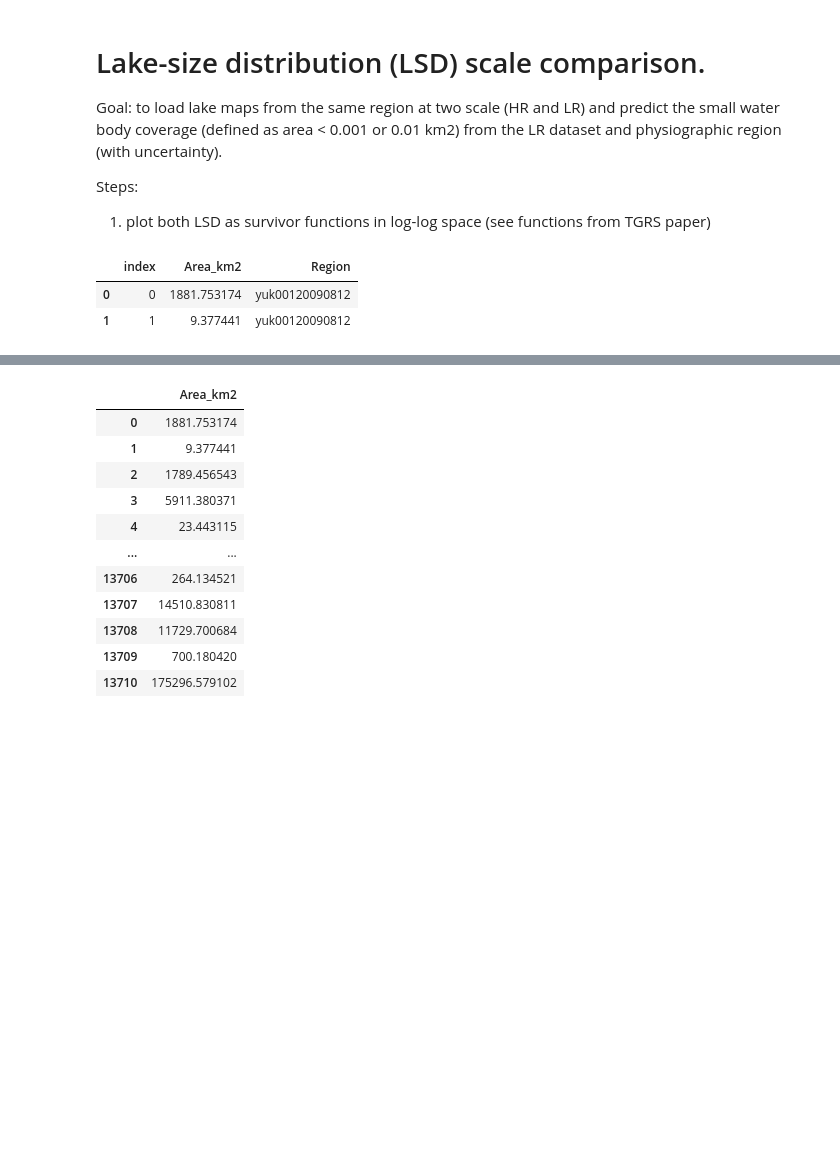
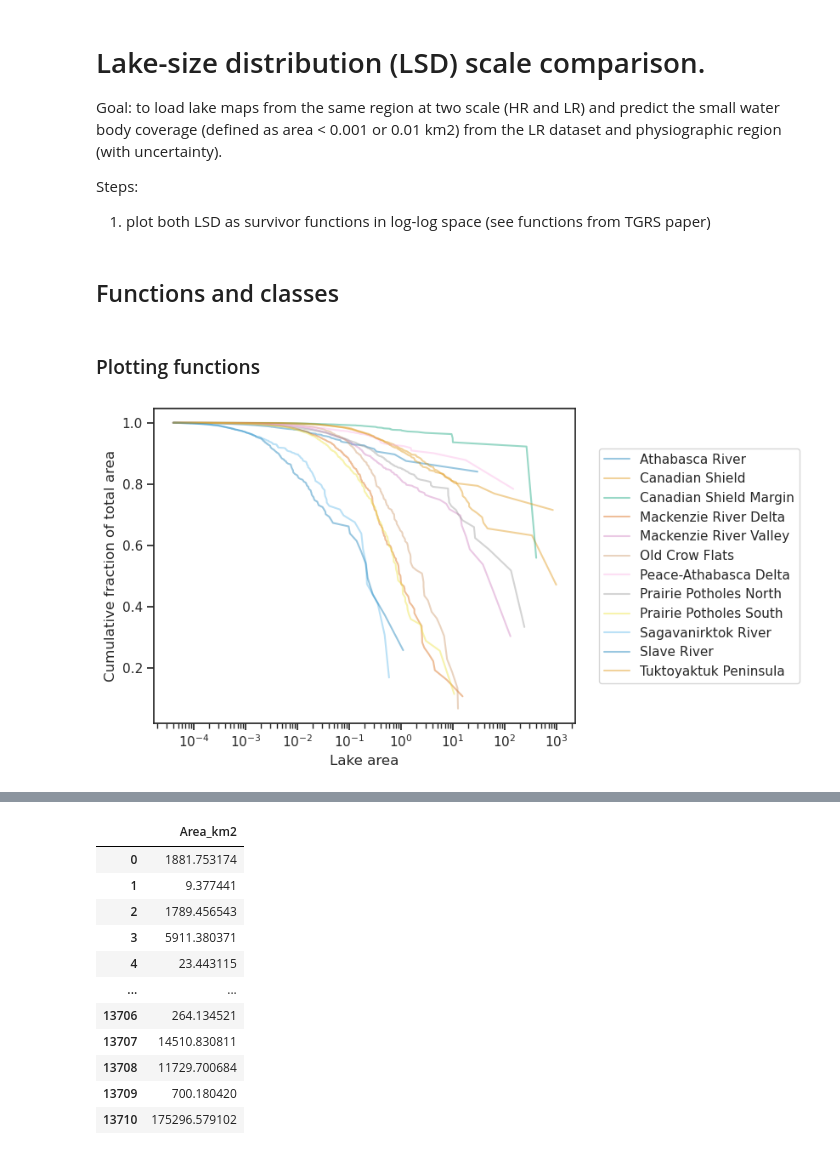
Before and after one commit to ekcomputer/lake-area, a Jupyter notebook: LSD_scale_comparison.ipynb, the cells around one changed output, grey strips where cells are left out. Saved outputs shown, nothing was run; the diff lists cells and outputs as text; code cells hidden in the pictures; blank space fills up the shorter version.

Commit message:
Working version of loading in batch shps but no plotting error fix yet...

```diff
--- a/LSD_scale_comparison.ipynb
+++ b/LSD_scale_comparison.ipynb
@@ -52,3 +53,7 @@ version=3
 analysis_dir = os.path.join('/mnt/g/Ch4/Area_extrapolations','v'+str(version))
 area_extrap_pth = os.path.join(analysis_dir, dataset+'_sub'+roi_region+'_extrap.csv')
 os.makedirs(analysis_dir, exist_ok=True)
+# %% [markdown]
+## Functions and classes
+# %% [markdown]
+### Plotting functions
@@ -55,8 +89,8 @@ os.makedirs(analysis_dir, exist_ok=True)
 # %%
 ## Class (using inheritance)
-class LSD(pd.DataFrame): # inherit from df? pd.DataFrame
+class LSD(pd.core.frame.DataFrame): # inherit from df? pd.DataFrame #
     '''Lake size distribution'''
-    def __init__(self, df, name='unamed', area_var='Area', region_var=None, idx_var='index', _areaConversionFactor=1, regions=None):
+    def __init__(self, df, name='unamed', area_var='Area', region_var=None, idx_var=None, _areaConversionFactor=1, regions=None):
         '''
         Loads df or gdf and creates copy only with relevant var names
 
@@ -85,43 +119,79 @@ class LSD(pd.DataFrame): # inherit from df? pd.DataFrame
         self._orig_area_var = area_var
         self._orig_region_var = region_var
         self._orig_idx_var = idx_var
+        self._regions = None # np.unique(self.Region)
         if _areaConversionFactor !=1:
             self.Area_km2 = self.Area_km2/_areaConversionFactor
         if regions is not None:
             self.reindex_regions(regions)
         if idx_var is None: # if loaded from shapefile that didn't have an explicit index column
             self.reset_index(inplace=True)
         if region_var is None: # auto-name region from name if it's not given
             self['Region'] = name
 
 
     def reindex_regions(self, regions):
-        ''' Where regions is a list of region names corresponding to the numbers in the existing inedex. 2 is hard-coded in for now.'''
+        ''' Where regions is a list of region names corresponding to the numbers in the existing inedex. 2 is hard-coded in for now and refers to the 1-based indexing of the CIR shapefile and skips the final region (which is just the previous ones summed).'''
         self['Region'] = np.array(regions)[self['Region'].values - 2]
 
     @classmethod
     def from_shapefile(cls, path, area_var, region_var, idx_var, name='unamed'): #**kwargs): #name='unamed', area_var='Area', region_var='NaN', idx_var='OID_'): # **kwargs
         ''' Load from disk if not in memory'''
         columns = [col for col in [idx_var, area_var, region_var] if col is not None] # allows 'region_var' to be None
         df = pyogrio.read_dataframe(path, read_geometry=False, use_arrow=True, columns=columns)
         # if region_var is not None:
         #     df = pyogrio.read_dataframe(path, read_geometry=False, use_arrow=True, columns=[area_var, region_var, idx_var])
         # else:
         #     df = pyogrio.read_dataframe(path, read_geometry=False, use_arrow=True, columns=[area_var, idx_var])
         # cls.__init__(cls, df, name=name, area_var=area_var, region_var=region_var, idx_var=idx_var) # **kwargs
         return cls(df, name=name, area_var=area_var, region_var=region_var, idx_var=idx_var)
 
-    # @property # For computing a property
+    def regions(self):
+        ''' Return unique regions names if not already generated.'''
+        if self._regions==None:
+            self._regions = np.unique(self.Region)
+            return self._regions
+        else:
+            return self._regions
+
+    def concat(dfs, **kwargs):
+        '''Concatenates multiple LSD instances
+        Don't call on an instance, but call from the base class.
+
+        Example: LSD.concat((lsd1, lsd2))
+        '''
+        # return pd.concat(dfs, **kwargs)
+        return dfs.pop().append(dfs)
+
+    def plot_lsd(self, all=True):
+        ## Cumulative histogram by value (lake area), not count
+
+        ## colors
+        # rainbow_cycler = cycler
+        sns.set_palette("colorblind",len(regions) ) # colors from https://stackoverflow.com/a/46152327/7690975 Other option is: `from cycler import cycler; `# ax.set_prop_cycle(rainbow_cycler), plt(... prop_cycle=rainbow_cycler, )
+
+        ## plot
+        fig, ax = plt.subplots() # figsize=(5,3)
+        for region in self.regions()[:-1]:
+            plotECDFByValue(self.query('Region == @region').Area_km2, ax=ax, alpha=0.4, label=region)
+
+        ## repeat for all
+        if all:
+            plotECDFByValue(self.Area_km2, ax=ax, alpha=0.8, color='black', label='All')
+
+        ## Legend
+        ax.legend(loc= 'center left', bbox_to_anchor=(1.04, 0.5)) # legend on right (see https://stackoverflow.com/a/43439132/7690975)
 
 ## Testing from shapefile
 # lsd = LSD.from_shapefile('/mnt/f/HydroLAKES_polys_v10_shp/HydroLAKES_polys_v10_shp/out/HL_Sweden_md.shp', area_var='Lake_area', idx_var='Hylak_id', name='HL', region_var=None)
-lsd = LSD.from_shapefile('/mnt/f/PeRL/PeRL_waterbodymaps/waterbodies/yuk00120090812_tsx_nplaea.shp', area_var='AREA', idx_var=None, name='yuk00120090812', region_var=None)
+# lsd = LSD.from_shapefile('/mnt/f/PeRL/PeRL_waterbodymaps/waterbodies/arg00120110829_k2_nplaea.shp', area_var='AREA', idx_var=None, name='yuk00120090812', region_var=None)
 
 ## Testing from gdf
-# regions = ['Sagavanirktok River', 'Yukon Flats Basin', 'Old Crow Flats', 'Mackenzie River Delta', 'Mackenzie River Valley', 'Canadian Shield Margin', 'Canadian Shield', 'Slave River', 'Peace-Athabasca Delta', 'Athabasca River', 'Prairie Potholes North', 'Prairie Potholes South', 'Tuktoyaktuk Peninsula', 'All']
-# lsd = LSD(gdf_cir_lsd, name='CIR', region_var='Region4', regions=regions)
+regions = ['Sagavanirktok River', 'Yukon Flats Basin', 'Old Crow Flats', 'Mackenzie River Delta', 'Mackenzie River Valley', 'Canadian Shield Margin', 'Canadian Shield', 'Slave River', 'Peace-Athabasca Delta', 'Athabasca River', 'Prairie Potholes North', 'Prairie Potholes South', 'Tuktoyaktuk Peninsula', 'All']
+lsd = LSD(gdf_cir_lsd, name='CIR', region_var='Region4', regions=regions, idx_var='OID_')
 lsd.head(2)
+
+## Testing plot
+lsd.plot_lsd(all=False)
 # %% [output]
-|  | index | Area_km2 | Region |
-| 0 | 0 | 1881.753174 | yuk00120090812 |
-| 1 | 1 | 9.377441 | yuk00120090812 |
+[figure, added]
```
Also changed, not shown: parts of 30 cells of this notebook.
